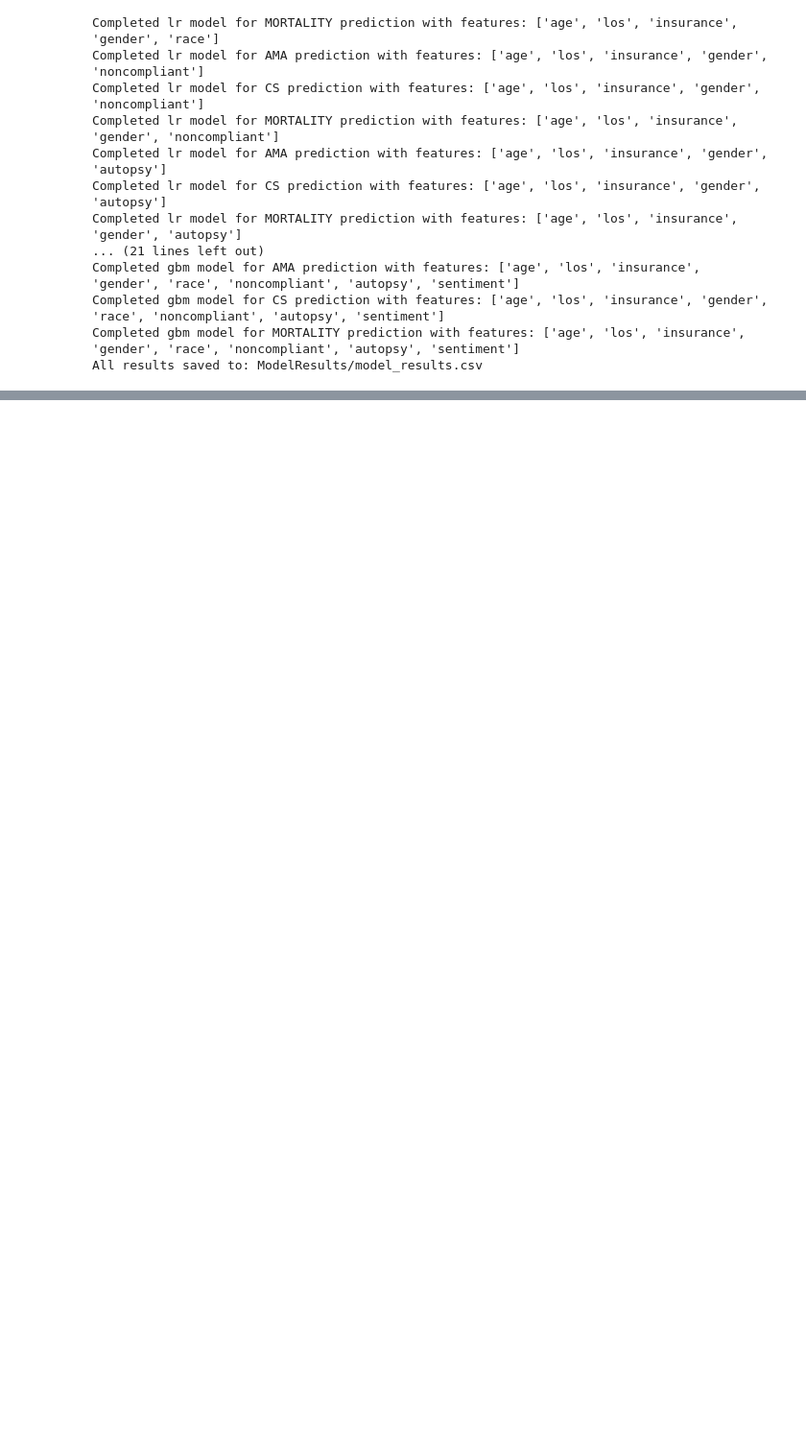
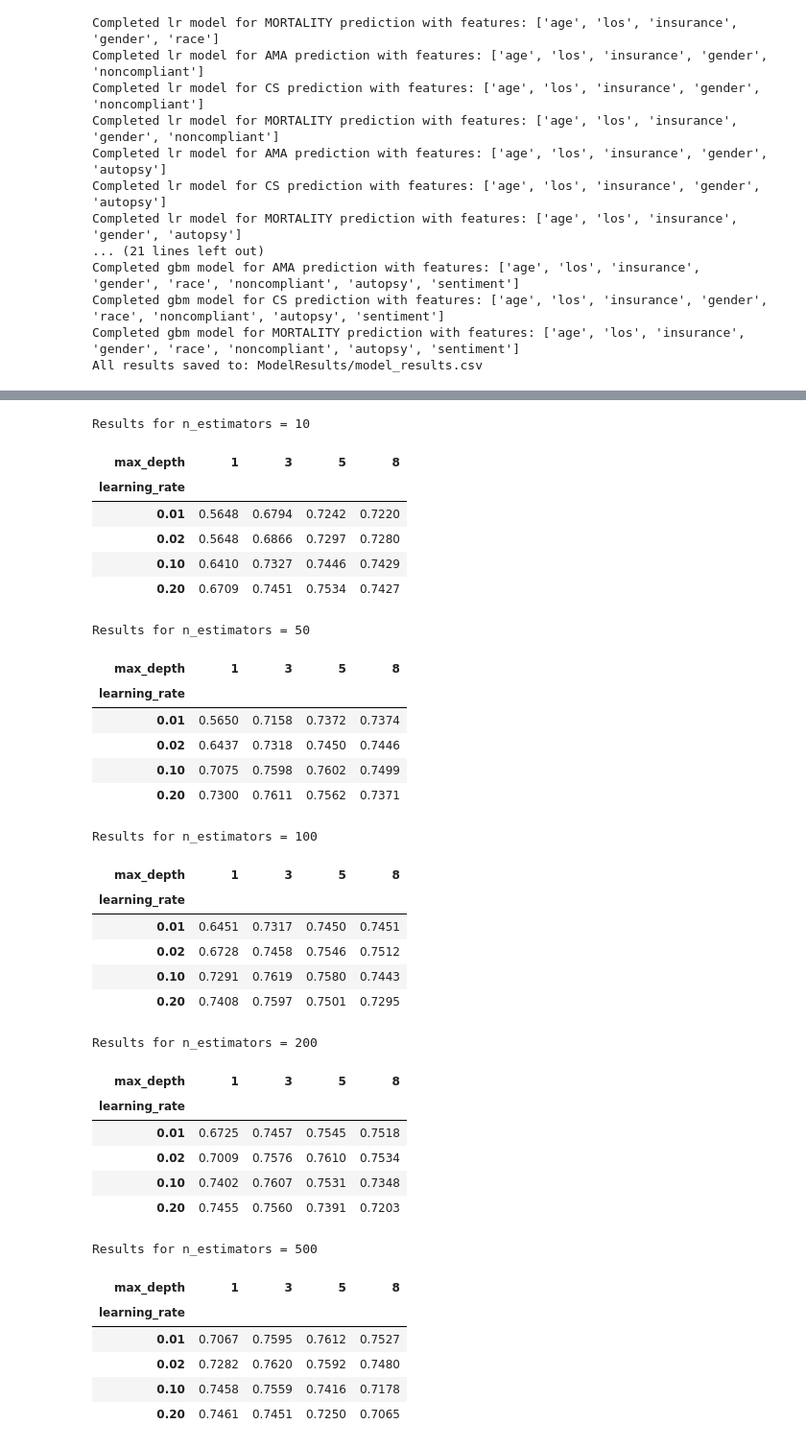
Before and after one commit to LalithD/mistrust-healthcare, a Jupyter notebook: outcomes_ml.ipynb, the cells around one changed output, grey strips where cells are left out. Shown at 96% size. Saved outputs shown, nothing was run; the diff lists cells and outputs as text; code cells hidden in the pictures; blank space fills up the shorter version.

```diff
--- a/outcomes_ml.ipynb
+++ b/outcomes_ml.ipynb
@@ -514,0 +590,41 @@ All results saved to: ModelResults/model_results.csv
+# %%
+for n_estimators in hyperparam_results['n_estimators'].unique():
+    small_results = hyperparam_results[hyperparam_results['n_estimators'] == n_estimators]
+    print(f'\nResults for n_estimators = {n_estimators}')
+    display(small_results.pivot(index='learning_rate', columns='max_depth', values='auc'))
+# %% [output]
+Results for n_estimators = 10
+| max_depth | 1 | 3 | 5 | 8 |
+| learning_rate |  |  |  |  |
+| 0.01 | 0.5648 | 0.6794 | 0.7242 | 0.7220 |
+| 0.02 | 0.5648 | 0.6866 | 0.7297 | 0.7280 |
+| 0.10 | 0.6410 | 0.7327 | 0.7446 | 0.7429 |
+| 0.20 | 0.6709 | 0.7451 | 0.7534 | 0.7427 |
+Results for n_estimators = 50
+| max_depth | 1 | 3 | 5 | 8 |
+| learning_rate |  |  |  |  |
+| 0.01 | 0.5650 | 0.7158 | 0.7372 | 0.7374 |
+| 0.02 | 0.6437 | 0.7318 | 0.7450 | 0.7446 |
+| 0.10 | 0.7075 | 0.7598 | 0.7602 | 0.7499 |
+| 0.20 | 0.7300 | 0.7611 | 0.7562 | 0.7371 |
+Results for n_estimators = 100
+| max_depth | 1 | 3 | 5 | 8 |
+| learning_rate |  |  |  |  |
+| 0.01 | 0.6451 | 0.7317 | 0.7450 | 0.7451 |
+| 0.02 | 0.6728 | 0.7458 | 0.7546 | 0.7512 |
+| 0.10 | 0.7291 | 0.7619 | 0.7580 | 0.7443 |
+| 0.20 | 0.7408 | 0.7597 | 0.7501 | 0.7295 |
+Results for n_estimators = 200
+| max_depth | 1 | 3 | 5 | 8 |
+| learning_rate |  |  |  |  |
+| 0.01 | 0.6725 | 0.7457 | 0.7545 | 0.7518 |
+| 0.02 | 0.7009 | 0.7576 | 0.7610 | 0.7534 |
+| 0.10 | 0.7402 | 0.7607 | 0.7531 | 0.7348 |
+| 0.20 | 0.7455 | 0.7560 | 0.7391 | 0.7203 |
+Results for n_estimators = 500
+| max_depth | 1 | 3 | 5 | 8 |
+| learning_rate |  |  |  |  |
+| 0.01 | 0.7067 | 0.7595 | 0.7612 | 0.7527 |
+| 0.02 | 0.7282 | 0.7620 | 0.7592 | 0.7480 |
+| 0.10 | 0.7458 | 0.7559 | 0.7416 | 0.7178 |
+| 0.20 | 0.7461 | 0.7451 | 0.7250 | 0.7065 |
```
Also changed, not shown: parts of 6 cells of this notebook, 4 other files.
